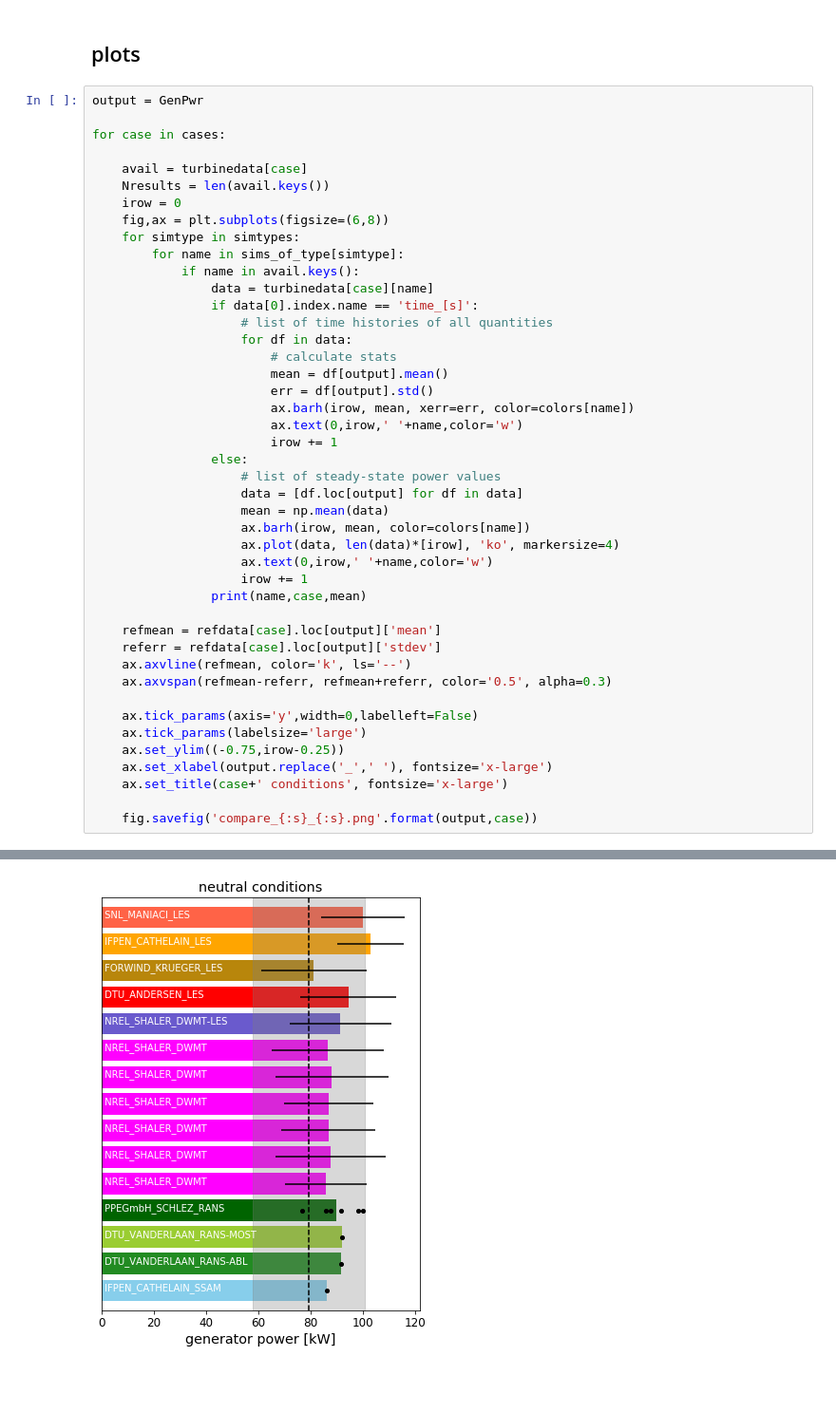
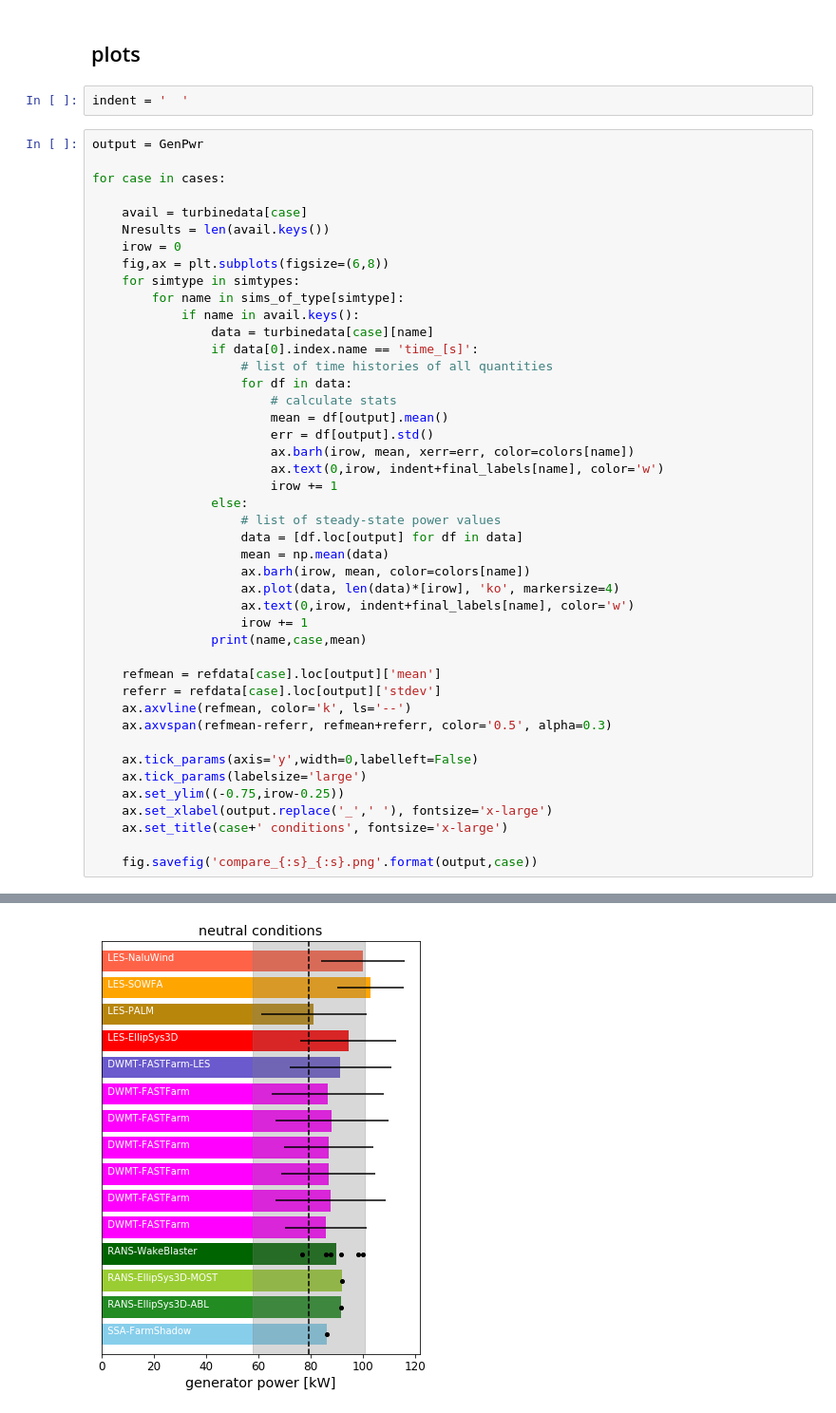
Before and after one commit to NREL/wakebench_swift, a Jupyter notebook: code/turbine_processing/2-compare_turbine_models.ipynb, the cells around one changed output, grey strips where cells are left out. Shown at 95% size. Saved outputs shown, nothing was run; the diff lists cells and outputs as text; blank space fills up the shorter version.

Commit message:
Update plot labels for participants

```diff
--- a/code/turbine_processing/2-compare_turbine_models.ipynb
+++ b/code/turbine_processing/2-compare_turbine_models.ipynb
@@ -199,6 +199,8 @@ refdata = {
 }
 # %% [markdown]
 ## plots
+# %%
+indent = '  '
 # %%
 output = GenPwr
 
@@ -219,7 +221,7 @@ for case in cases:
                         mean = df[output].mean()
                         err = df[output].std()
                         ax.barh(irow, mean, xerr=err, color=colors[name])
-                        ax.text(0,irow,' '+name,color='w')
+                        ax.text(0,irow, indent+final_labels[name], color='w')
                         irow += 1
                 else:
                     # list of steady-state power values
@@ -227,38 +229,38 @@ for case in cases:
                     mean = np.mean(data)
                     ax.barh(irow, mean, color=colors[name])
                     ax.plot(data, len(data)*[irow], 'ko', markersize=4)
-                    ax.text(0,irow,' '+name,color='w')
+                    ax.text(0,irow, indent+final_labels[name], color='w')
                     irow += 1
                 print(name,case,mean)
 
     refmean = refdata[case].loc[output]['mean']
     referr = refdata[case].loc[output]['stdev']
     ax.axvline(refmean, color='k', ls='--')
     ax.axvspan(refmean-referr, refmean+referr, color='0.5', alpha=0.3)
 
     ax.tick_params(axis='y',width=0,labelleft=False)
     ax.tick_params(labelsize='large')
     ax.set_ylim((-0.75,irow-0.25))
     ax.set_xlabel(output.replace('_',' '), fontsize='x-large')
     ax.set_title(case+' conditions', fontsize='x-large')
 
     fig.savefig('compare_{:s}_{:s}.png'.format(output,case))
 # %% [output]
 IFPEN_CATHELAIN_SSAM neutral 86.03098559
 DTU_VANDERLAAN_RANS-ABL neutral 91.77773
 DTU_VANDERLAAN_RANS-MOST neutral 91.94721
 PPEGmbH_SCHLEZ_RANS neutral 89.95784966666668
 NREL_SHALER_DWMT neutral 86.56139527165632
 NREL_SHALER_DWMT-LES neutral 91.39848701434157
 DTU_ANDERSEN_LES neutral 94.45007866456916
 FORWIND_KRUEGER_LES neutral 81.10110569136934
 IFPEN_CATHELAIN_LES neutral 102.92192135834391
 SNL_MANIACI_LES neutral 99.96513989512621
 IFPEN_CATHELAIN_SSAM stable 15.2905863
 DTU_VANDERLAAN_RANS-ABL stable 15.4315
 ... (8 lines left out)
 NREL_SHALER_DWMT-LES unstable 32.89255488399456
 DTU_ANDERSEN_LES unstable 47.512772096371286
 FORWIND_KRUEGER_LES unstable 42.24329796306266
 SNL_MANIACI_LES unstable 62.255098495447804
-[figure, old version]
+[figure, new version]
```
Also changed, not shown: parts of 2 cells of this notebook.
